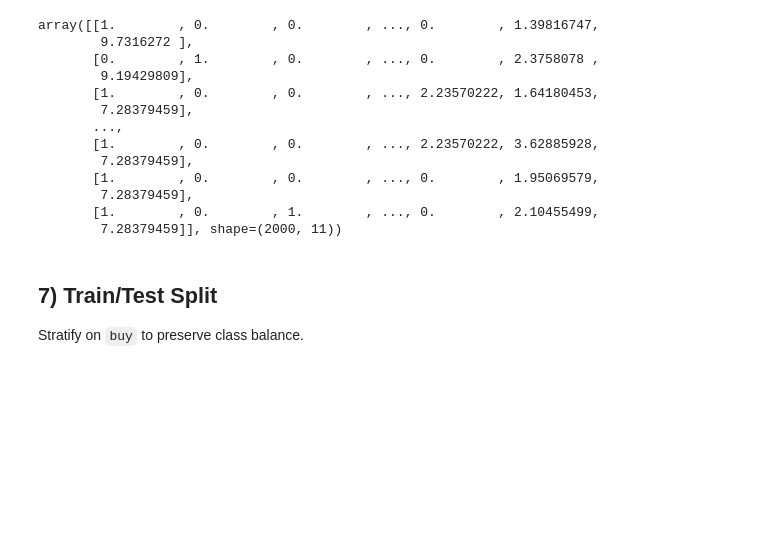
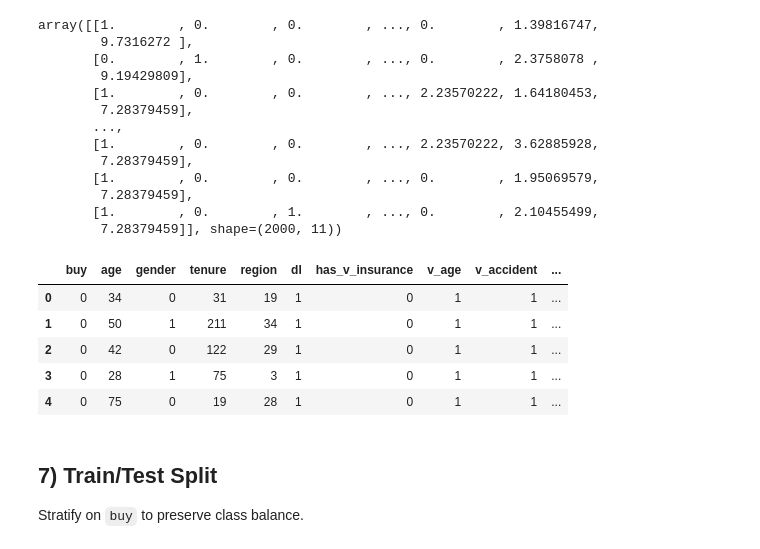
Before and after one commit to AdityaBoghara/Insurance-Classification-Project, a Jupyter notebook: Project_XGBoost.ipynb, the cells around one changed output. Saved outputs shown, nothing was run; the diff lists cells and outputs as text; code cells hidden in the pictures; blank space fills up the shorter version.

```diff
--- a/Project_XGBoost.ipynb
+++ b/Project_XGBoost.ipynb
@@ -155,6 +222,44 @@ array([[1.        , 0.        , 0.        , ..., 0.        , 1.39816747,
         7.28379459],
        [1.        , 0.        , 1.        , ..., 0.        , 2.10455499,
         7.28379459]], shape=(2000, 11))
+# %%
+# MC
+
+# Pipeline B: Preprocessing for XGBoost
+
+def preprocess_xgb(df):
+    df = df.copy()
+
+    # Drop ID
+    if 'id_new' in df.columns:
+        df = df.drop(columns=['id_new'])
+
+    # Binary encodings
+    df['gender'] = df['gender'].map({'male': 1, 'female': 0})
+    df['v_accident'] = df['v_accident'].map({'yes': 1, 'no': 0})
+
+    # Ordinal encoding
+    v_age_map = {
+        '< 1 year': 0,
+        '1-2 year': 1,
+        '> 2 years': 2
+    }
+    df['v_age'] = df['v_age'].map(v_age_map)
+
+    return df
+
+# Apply XGBoost preprocessing
+df_train_xgb = preprocess_xgb(df_train)
+df_score_xgb = preprocess_xgb(df_score)
+
+df_train_xgb.head()
+# %% [output]
+|  | buy | age | gender | tenure | region | dl | has_v_insurance | v_age | v_accident | ... |
+| 0 | 0 | 34 | 0 | 31 | 19 | 1 | 0 | 1 | 1 | ... |
+| 1 | 0 | 50 | 1 | 211 | 34 | 1 | 0 | 1 | 1 | ... |
+| 2 | 0 | 42 | 0 | 122 | 29 | 1 | 0 | 1 | 1 | ... |
+| 3 | 0 | 28 | 1 | 75 | 3 | 1 | 0 | 1 | 1 | ... |
+| 4 | 0 | 75 | 0 | 19 | 28 | 1 | 0 | 1 | 1 | ... |
 # %% [markdown]
 ## 7) Train/Test Split
 Stratify on `buy` to preserve class balance.
```
Also changed, not shown: parts of 15 cells of this notebook, 1 other file.
